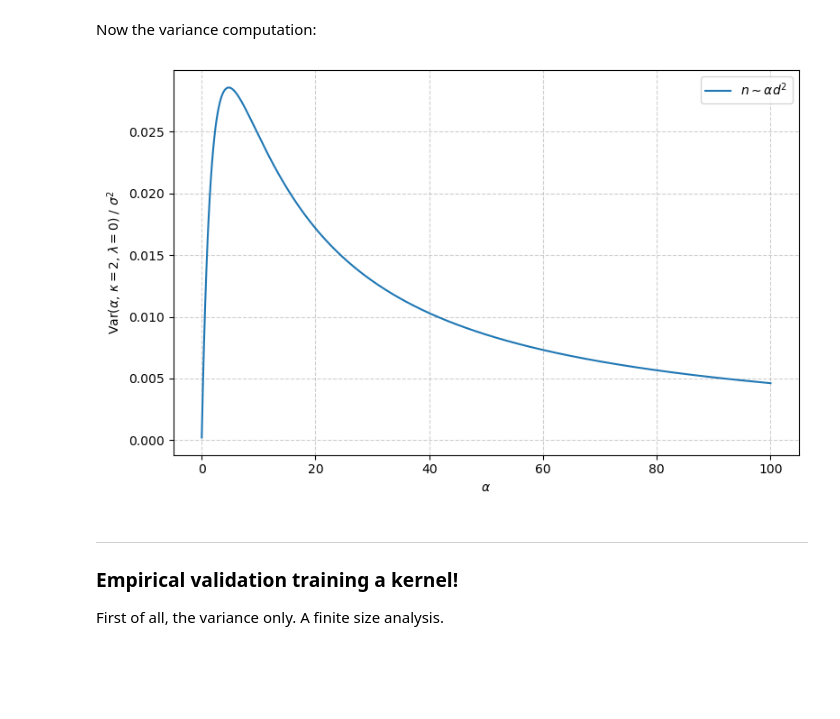
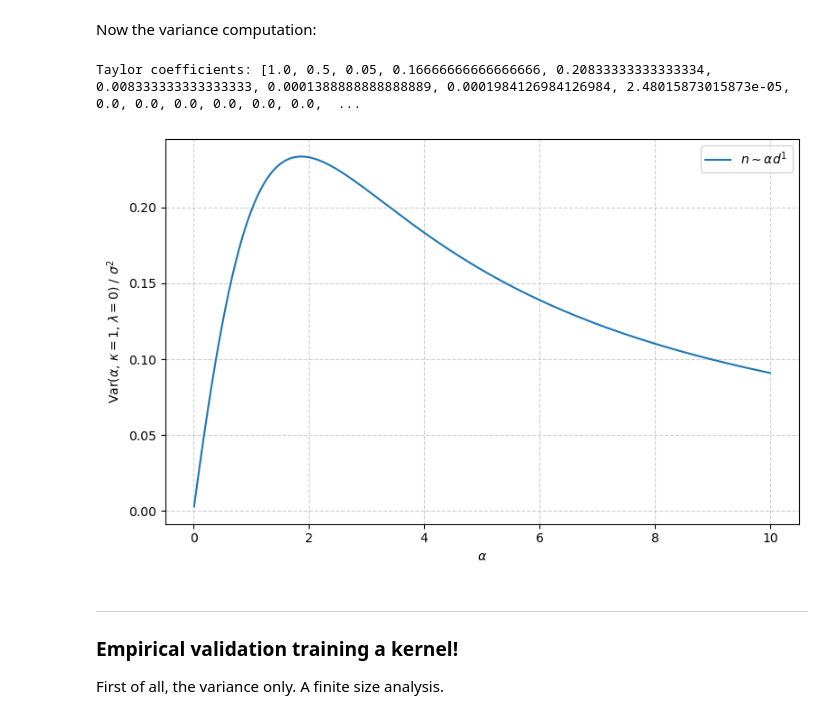
Before and after one commit to lorenzorizzi17/NeuralScaling, a Jupyter notebook: code/isotropicKernel.ipynb, the cells around one changed output. Saved outputs shown, nothing was run; the diff lists cells and outputs as text; code cells hidden in the pictures; blank space fills up the shorter version.

```diff
--- a/code/isotropicKernel.ipynb
+++ b/code/isotropicKernel.ipynb
@@ -256,36 +256,33 @@ plt.show()
 Now the variance computation:
 # %%
 # What does xi look like as a function of alpha for fixed kappa?
-alpha_values = np.linspace(0.01, 100, 500)
-kappa = 2
+alpha_values = np.linspace(0.01, 10, 500)
+kappa = 1
 
-m_max = 50
-derivatives = [1,0.5,0.1, 1,5,6,0.1,1,1] + [0]* (m_max - 9) # D = 9
-D = 9
+m_max = 20
+B = 8
+derivatives = [1, 0.5, 0.1, 1, 5, 1, 0.1, 1, 1] + [0]* (m_max - B) # D = 9
 taylor = [derivatives[m]/factorial(m) for m in range(m_max)]
-
+print("Taylor coefficients:", taylor)
 res = []
 for alpha in alpha_values:
     xi_value = xi(kappa, alpha, derivatives)
     tau = ((derivatives[kappa]**2) / (derivatives[kappa] + xi_value)**2) / (alpha * factorial(kappa))
     term = tau / (1-tau)
     res.append(term)
 plt.figure(figsize=(8, 5))
-plt.plot(alpha_values, res, label=r'$n \sim \alpha d^2$')
+plt.plot(alpha_values, res, label=fr'$n \sim \alpha d^{kappa}$')
 plt.xlabel(r'$\alpha$')
 plt.ylabel(fr'Var($\alpha$, $\kappa={kappa}$, $\lambda = 0$) / $\sigma^2$')
 
-
-#x_ref = np.linspace(500, 10000, 500)
-#y_ref = 10*x_ref**(-1)
-#plt.plot(x_ref, y_ref, linestyle='--', color='red', label=r'Reference $O(\alpha^{-1})$')
 plt.grid(True, which="both", ls="--", alpha=0.6)
 plt.legend()
 plt.tight_layout()
-plt.savefig('variance.pdf', dpi=300)
+#plt.savefig('variance.pdf', dpi=300)
 plt.show()
 # %% [output]
+Taylor coefficients: [1.0, 0.5, 0.05, 0.16666666666666666, 0.20833333333333334, 0.008333333333333333, 0.0001388888888888889, 0.0001984126984126984, 2.48015873015873e-05, 0.0, 0.0, 0.0, 0.0, 0.0, 0.0,  ...
-[figure, old version]
+[figure, new version]
 # %% [markdown]
 ---
 ### Empirical validation training a kernel!
```
Also changed, not shown: parts of 12 cells of this notebook, 7 other files.
